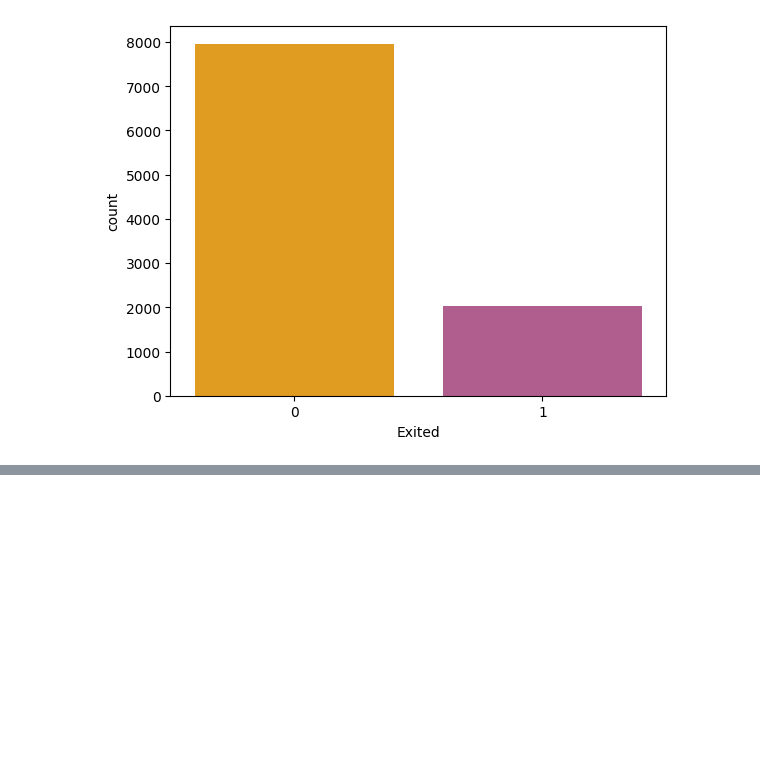
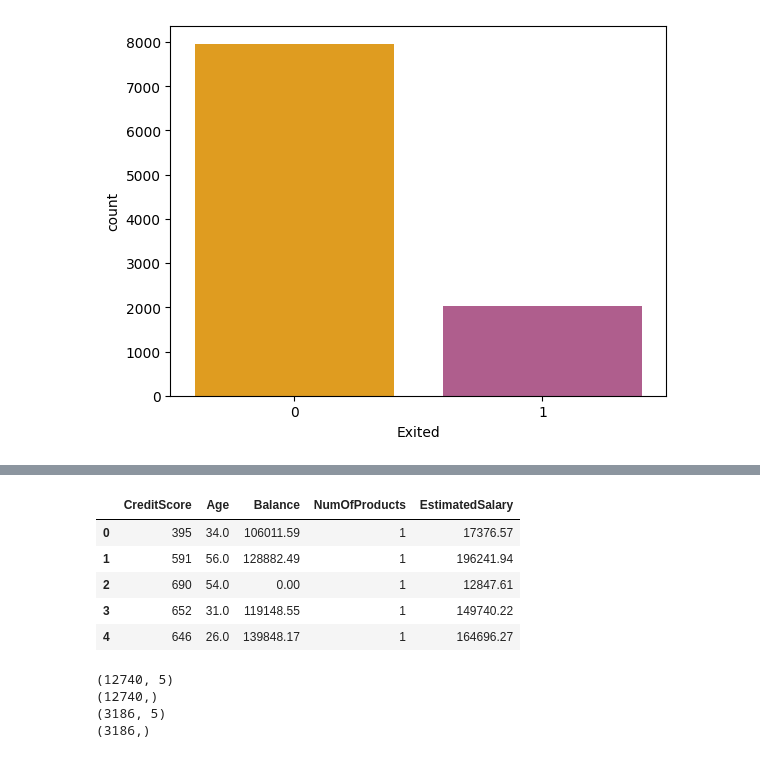
Before and after one commit to LAKSHITHA3/Customer-Churn-Prediction, a Jupyter notebook: Customer churn prediction.ipynb, the cells around one changed output, grey strips where cells are left out. Saved outputs shown, nothing was run; the diff lists cells and outputs as text; code cells hidden in the pictures; blank space fills up the shorter version.

```diff
--- a/Customer churn prediction.ipynb
+++ b/Customer churn prediction.ipynb
@@ -132,0 +195,24 @@ df_new[a] = en_.fit_transform(df_new[a])
+# %%
+df = pd.read_csv(r'C:\Users\khlds\OneDrive\Documents\Data Sets\Customer churn\cleaned_data.csv')
+features=df.drop(['Exited','Geography','IsActiveMember','Gender','Tenure','HasCrCard'],axis=1)
+features.head()
+# %% [output]
+|  | CreditScore | Age | Balance | NumOfProducts | EstimatedSalary |
+| 0 | 395 | 34.0 | 106011.59 | 1 | 17376.57 |
+| 1 | 591 | 56.0 | 128882.49 | 1 | 196241.94 |
+| 2 | 690 | 54.0 | 0.00 | 1 | 12847.61 |
+| 3 | 652 | 31.0 | 119148.55 | 1 | 149740.22 |
+| 4 | 646 | 26.0 | 139848.17 | 1 | 164696.27 |
+# %%
+from sklearn.model_selection import train_test_split
+
+x_train,x_test,y_train,y_test = train_test_split(features,df['Exited'],test_size=0.20,random_state=43)
+print(x_train.shape)
+print(y_train.shape)
+print(x_test.shape)
+print(y_test.shape)
+# %% [output]
+(12740, 5)
+(12740,)
+(3186, 5)
+(3186,)
```
Also changed, not shown: parts of 8 cells of this notebook, 1 other file.
